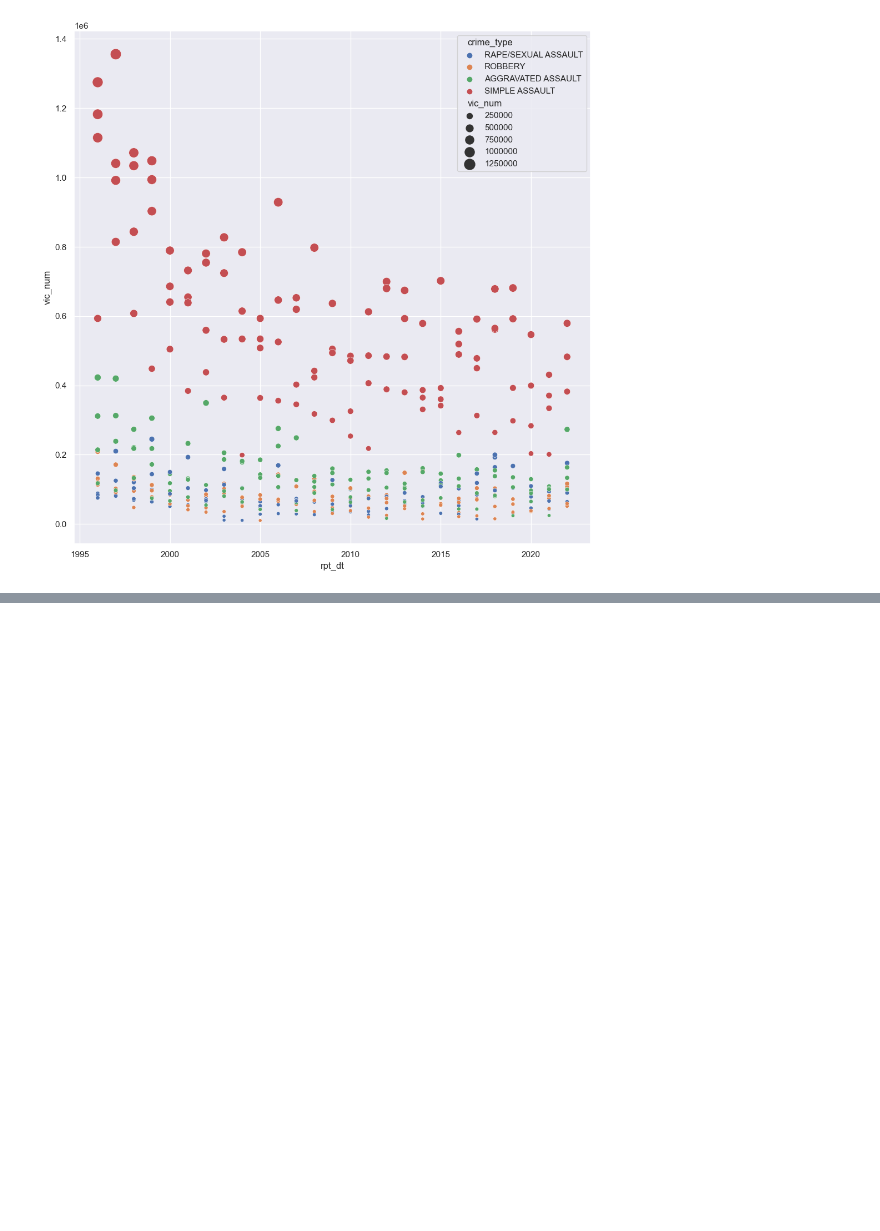
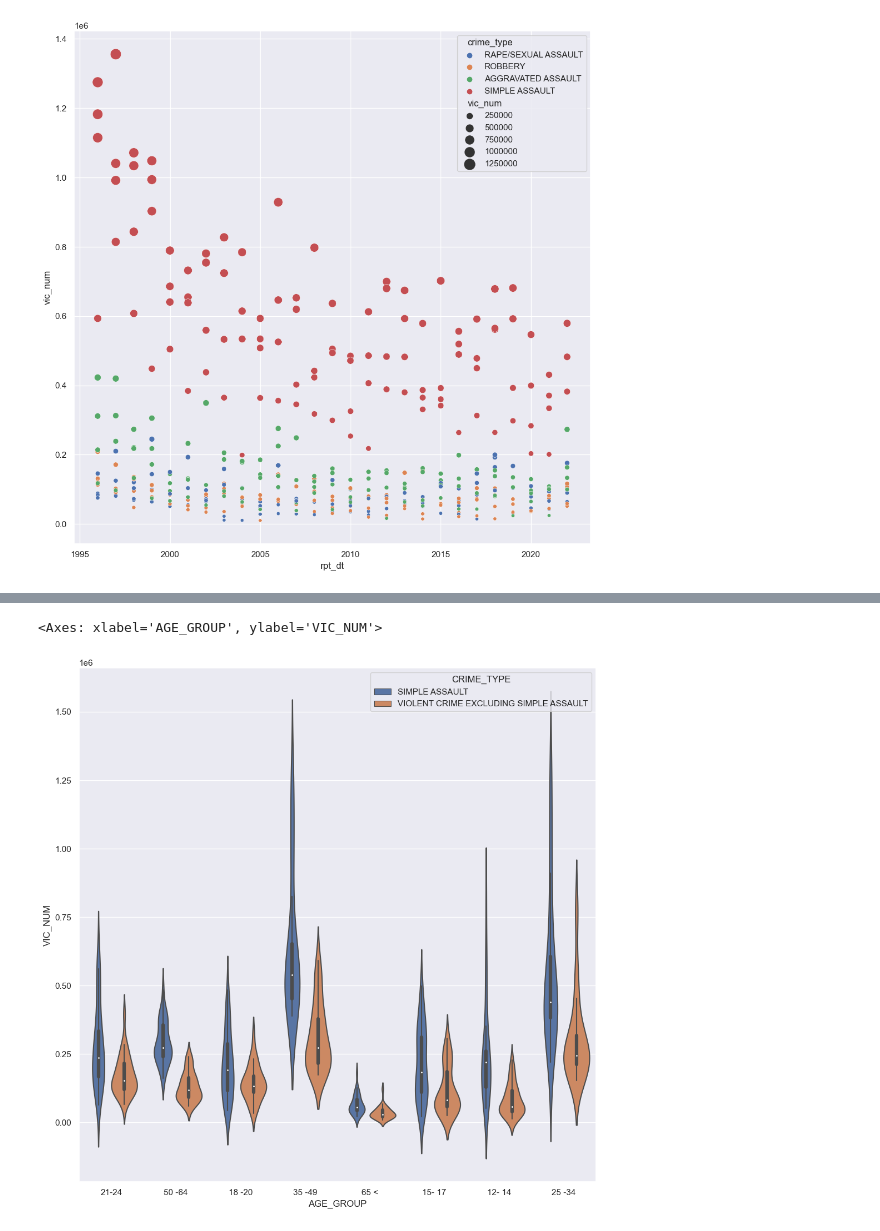
Before and after one commit to accoffin12/CrimeVictimAnalysis_Capstone, a Jupyter notebook: Crime Victim Data Exploration Analysis.ipynb, the cells around one changed output, grey strips where cells are left out. Cells and saved outputs as stored; diff of their text form; code cells hidden in the pictures; blank space fills up the shorter version.

```diff
--- a/Crime Victim Data Exploration Analysis.ipynb
+++ b/Crime Victim Data Exploration Analysis.ipynb
@@ -265,0 +289,5 @@ sns.scatterplot(
+# %%
+sns.violinplot(data=NCVS_AgeType, x='AGE_GROUP', y='VIC_NUM', hue='CRIME_TYPE', fill=False)
+# %% [output]
+<Axes: xlabel='AGE_GROUP', ylabel='VIC_NUM'>
+[figure, added]
```
Also changed, not shown: parts of 8 cells of this notebook, 5 other files.
